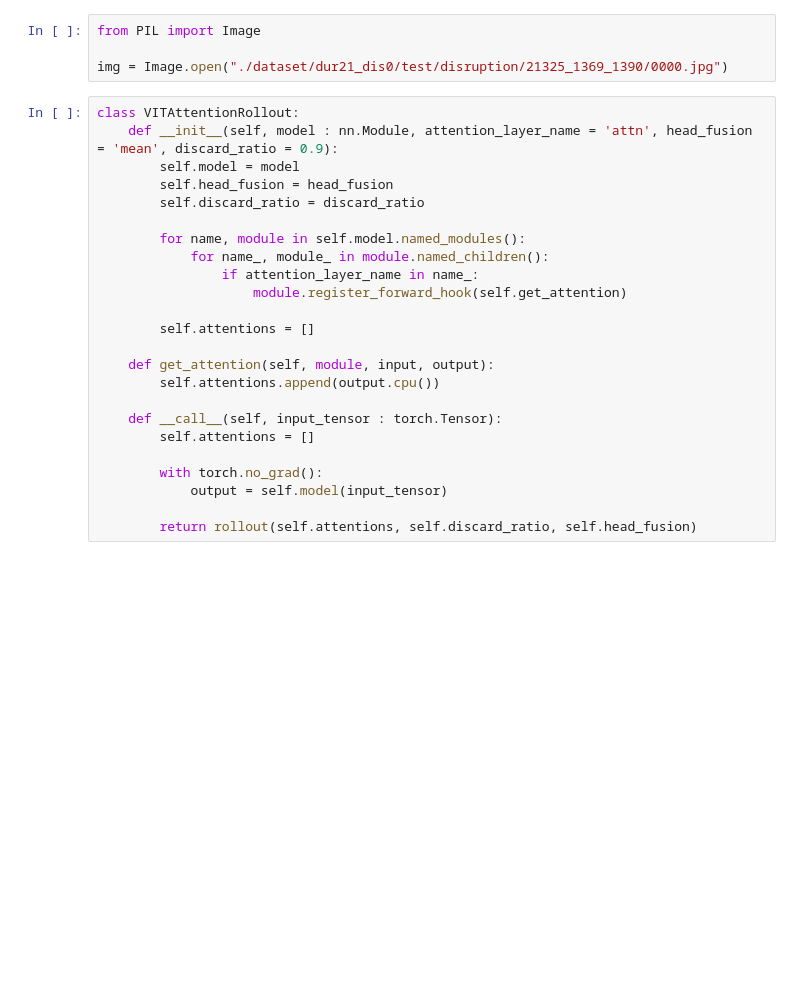
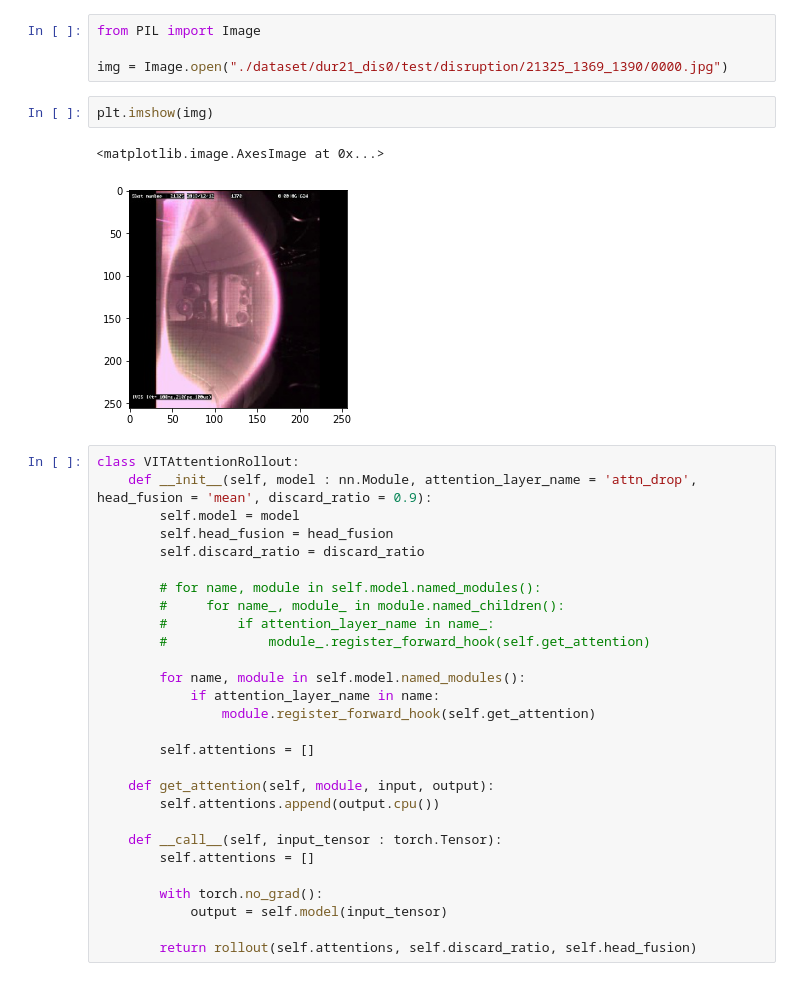
Before and after one commit to ZINZINBIN/Disruption-Prediciton-based-on-Multimodal-Deep-Learning, a Jupyter notebook: test.ipynb, the cells around one changed output. Drawn from its saved outputs; the diff is of its cells as text; blank space fills up the shorter version.

Commit message:
update visualize attention code

```diff
--- a/test.ipynb
+++ b/test.ipynb
@@ -93,17 +118,26 @@ def rollout(attentions : List[torch.Tensor], discard_ratio : float, head_fusion
 from PIL import Image
 
 img = Image.open("./dataset/dur21_dis0/test/disruption/21325_1369_1390/0000.jpg")
+# %%
+plt.imshow(img)
+# %% [output]
+<matplotlib.image.AxesImage at 0x...>
+[figure, added]
 # %%
 class VITAttentionRollout:
-    def __init__(self, model : nn.Module, attention_layer_name = 'attn', head_fusion = 'mean', discard_ratio = 0.9):
+    def __init__(self, model : nn.Module, attention_layer_name = 'attn_drop', head_fusion = 'mean', discard_ratio = 0.9):
         self.model = model
         self.head_fusion = head_fusion
         self.discard_ratio = discard_ratio
 
+        # for name, module in self.model.named_modules():
+        #     for name_, module_ in module.named_children():
+        #         if attention_layer_name in name_:
+        #             module_.register_forward_hook(self.get_attention)
+
         for name, module in self.model.named_modules():
-            for name_, module_ in module.named_children():
-                if attention_layer_name in name_:
-                    module.register_forward_hook(self.get_attention)
+            if attention_layer_name in name:
+                module.register_forward_hook(self.get_attention)
 
         self.attentions = []
 
```
Also changed, not shown: parts of 13 cells of this notebook, 3 other files.
